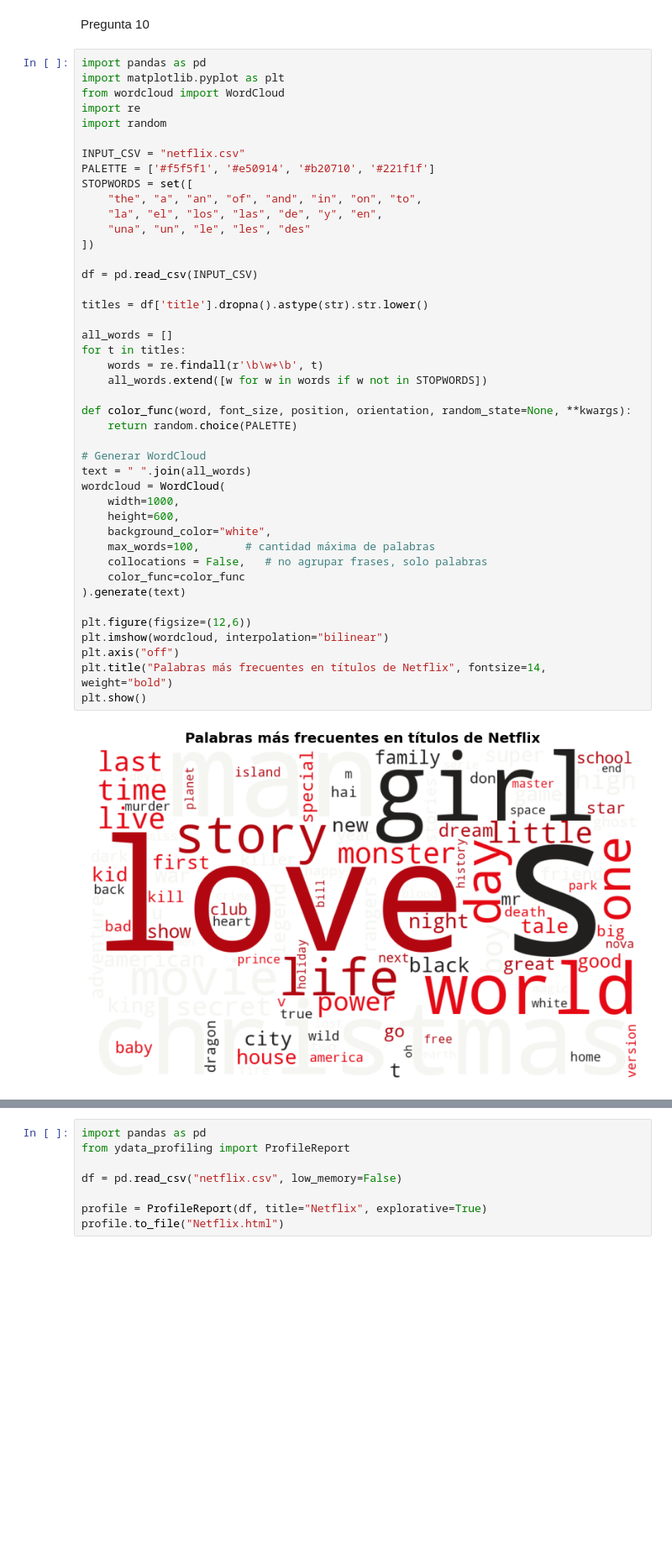
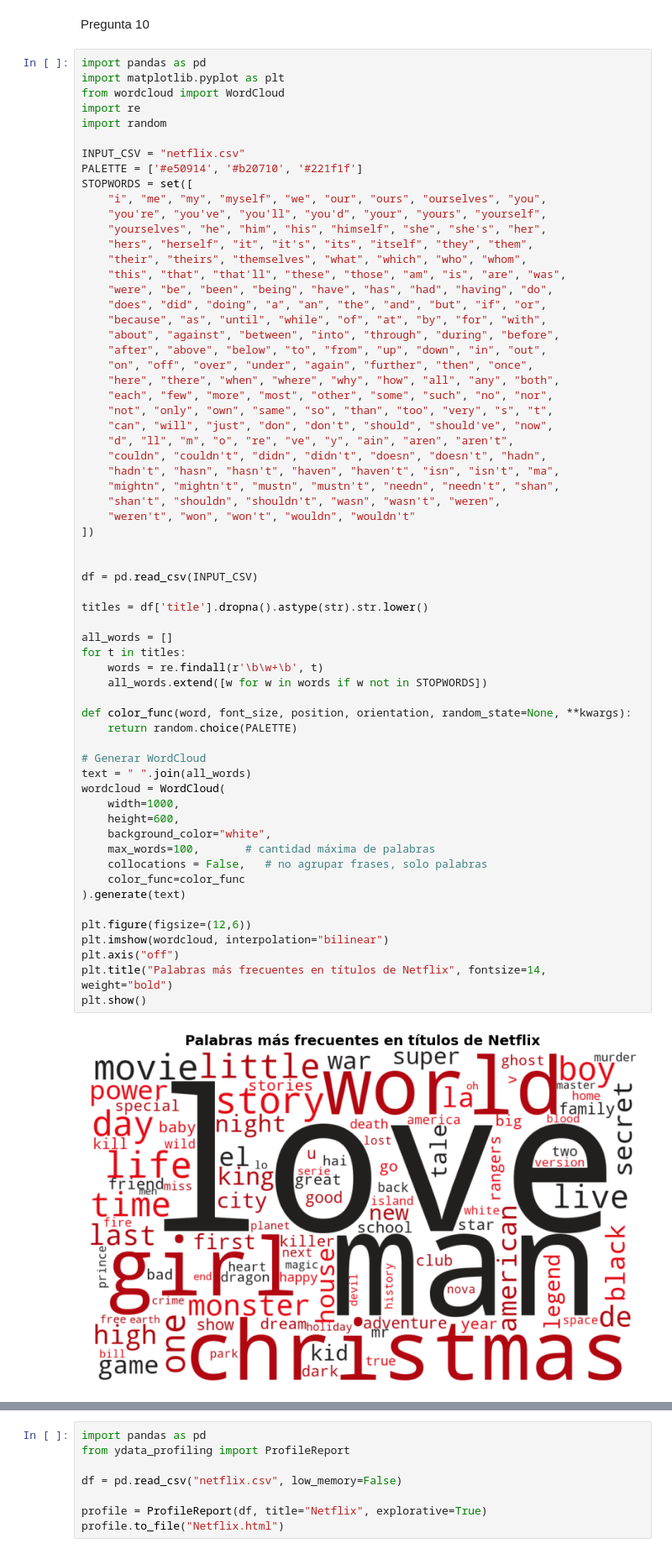
Before and after one commit to alfosobral/Entregable1BarberousseSobral, a Jupyter notebook: Analisis de Datos - Practico2/Practico2.ipynb, the cells around one changed output, grey strips where cells are left out. Shown at 84% size. Drawn from its saved outputs; the diff is of its cells as text; blank space fills up the shorter version.

```diff
--- a/Analisis de Datos - Practico2/Practico2.ipynb
+++ b/Analisis de Datos - Practico2/Practico2.ipynb
@@ -561,43 +590,63 @@ import re
 import random
 
 INPUT_CSV = "netflix.csv"
-PALETTE = ['#f5f5f1', '#e50914', '#b20710', '#221f1f']
+PALETTE = ['#e50914', '#b20710', '#221f1f']
 STOPWORDS = set([
-    "the", "a", "an", "of", "and", "in", "on", "to",
-    "la", "el", "los", "las", "de", "y", "en",
-    "una", "un", "le", "les", "des"
+    "i", "me", "my", "myself", "we", "our", "ours", "ourselves", "you",
+    "you're", "you've", "you'll", "you'd", "your", "yours", "yourself",
+    "yourselves", "he", "him", "his", "himself", "she", "she's", "her",
+    "hers", "herself", "it", "it's", "its", "itself", "they", "them",
+    "their", "theirs", "themselves", "what", "which", "who", "whom",
+    "this", "that", "that'll", "these", "those", "am", "is", "are", "was",
+    "were", "be", "been", "being", "have", "has", "had", "having", "do",
+    "does", "did", "doing", "a", "an", "the", "and", "but", "if", "or",
+    "because", "as", "until", "while", "of", "at", "by", "for", "with",
+    "about", "against", "between", "into", "through", "during", "before",
+    "after", "above", "below", "to", "from", "up", "down", "in", "out",
+    "on", "off", "over", "under", "again", "further", "then", "once",
+    "here", "there", "when", "where", "why", "how", "all", "any", "both",
+    "each", "few", "more", "most", "other", "some", "such", "no", "nor",
+    "not", "only", "own", "same", "so", "than", "too", "very", "s", "t",
+    "can", "will", "just", "don", "don't", "should", "should've", "now",
+    "d", "ll", "m", "o", "re", "ve", "y", "ain", "aren", "aren't",
+    "couldn", "couldn't", "didn", "didn't", "doesn", "doesn't", "hadn",
+    "hadn't", "hasn", "hasn't", "haven", "haven't", "isn", "isn't", "ma",
+    "mightn", "mightn't", "mustn", "mustn't", "needn", "needn't", "shan",
+    "shan't", "shouldn", "shouldn't", "wasn", "wasn't", "weren",
+    "weren't", "won", "won't", "wouldn", "wouldn't"
 ])
+
 
 df = pd.read_csv(INPUT_CSV)
 
 titles = df['title'].dropna().astype(str).str.lower()
 
 all_words = []
 for t in titles:
     words = re.findall(r'\b\w+\b', t)
     all_words.extend([w for w in words if w not in STOPWORDS])
 
 def color_func(word, font_size, position, orientation, random_state=None, **kwargs):
     return random.choice(PALETTE)
 
 # Generar WordCloud
 text = " ".join(all_words)
 wordcloud = WordCloud(
     width=1000,
     height=600,
     background_color="white",
     max_words=100,       # cantidad máxima de palabras
     collocations = False,   # no agrupar frases, solo palabras
     color_func=color_func
 ).generate(text)
 
 plt.figure(figsize=(12,6))
 plt.imshow(wordcloud, interpolation="bilinear")
 plt.axis("off")
 plt.title("Palabras más frecuentes en títulos de Netflix", fontsize=14, weight="bold")
 plt.show()
 # %% [output]
-[figure, old version]
+[figure, new version]
 # %%
 import sys
 !"{sys.executable}" -m pip install ydata_profiling
```
Also changed, not shown: parts of 3 cells of this notebook, 3 other files.
